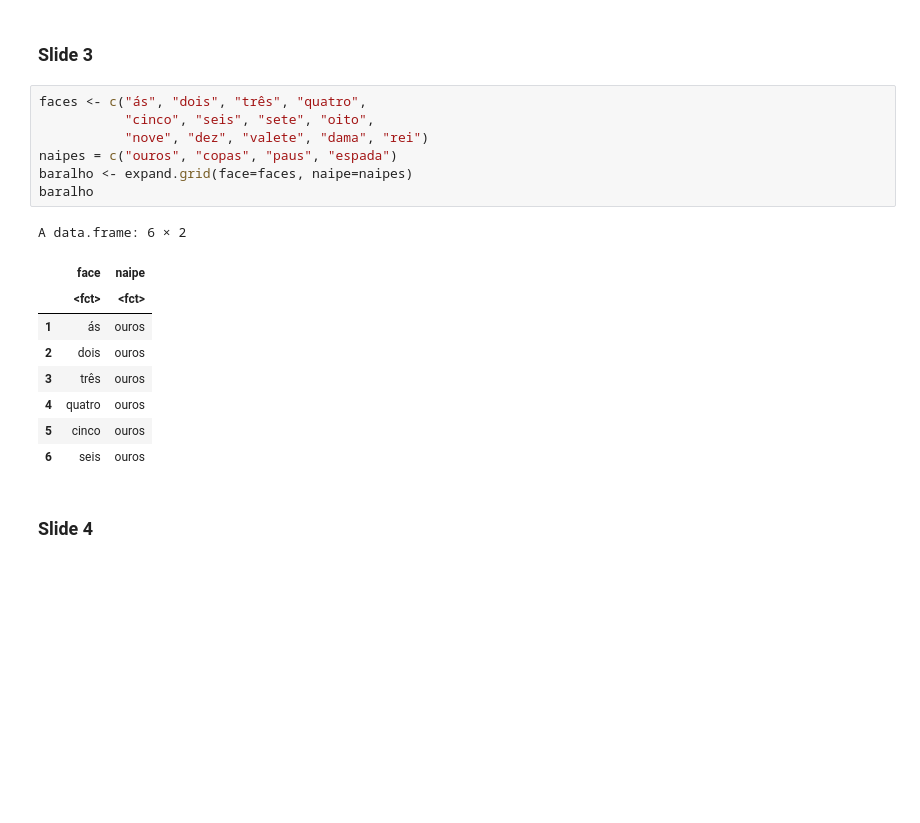
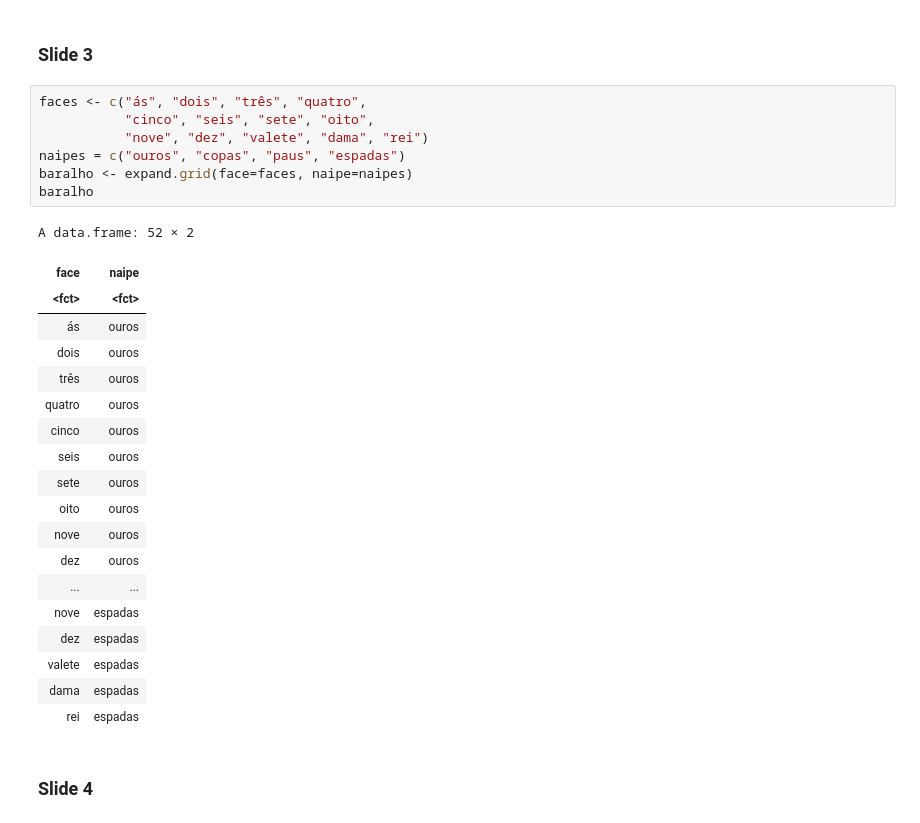
Before and after one commit to eogasawara/R, a Jupyter notebook: 04-Notacao.ipynb, the cells around one changed output. Saved outputs shown, nothing was run; the diff lists cells and outputs as text; blank space fills up the shorter version.

```diff
--- a/04-Notacao.ipynb
+++ b/04-Notacao.ipynb
@@ -3,20 +3,30 @@
 # %%
 faces <- c("ás", "dois", "três", "quatro",
            "cinco", "seis", "sete", "oito",
            "nove", "dez", "valete", "dama", "rei")
-naipes = c("ouros", "copas", "paus", "espada")
+naipes = c("ouros", "copas", "paus", "espadas")
 baralho <- expand.grid(face=faces, naipe=naipes)
 baralho
 # %% [output]
-A data.frame: 6 × 2
+A data.frame: 52 × 2
-|  | face | naipe |
-|  | <fct> | <fct> |
-| 1 | ás | ouros |
-| 2 | dois | ouros |
-| 3 | três | ouros |
-| 4 | quatro | ouros |
-| 5 | cinco | ouros |
-| 6 | seis | ouros |
+| face | naipe |
+| <fct> | <fct> |
+| ás | ouros |
+| dois | ouros |
+| três | ouros |
+| quatro | ouros |
+| cinco | ouros |
+| seis | ouros |
+| sete | ouros |
+| oito | ouros |
+| nove | ouros |
+| dez | ouros |
+| ... | ... |
+| nove | espadas |
+| dez | espadas |
+| valete | espadas |
+| dama | espadas |
+| rei | espadas |
 # %% [markdown]
 ### Slide 4
 # %%
```
Also changed, not shown: parts of 1 cell of this notebook, 2 other files.
